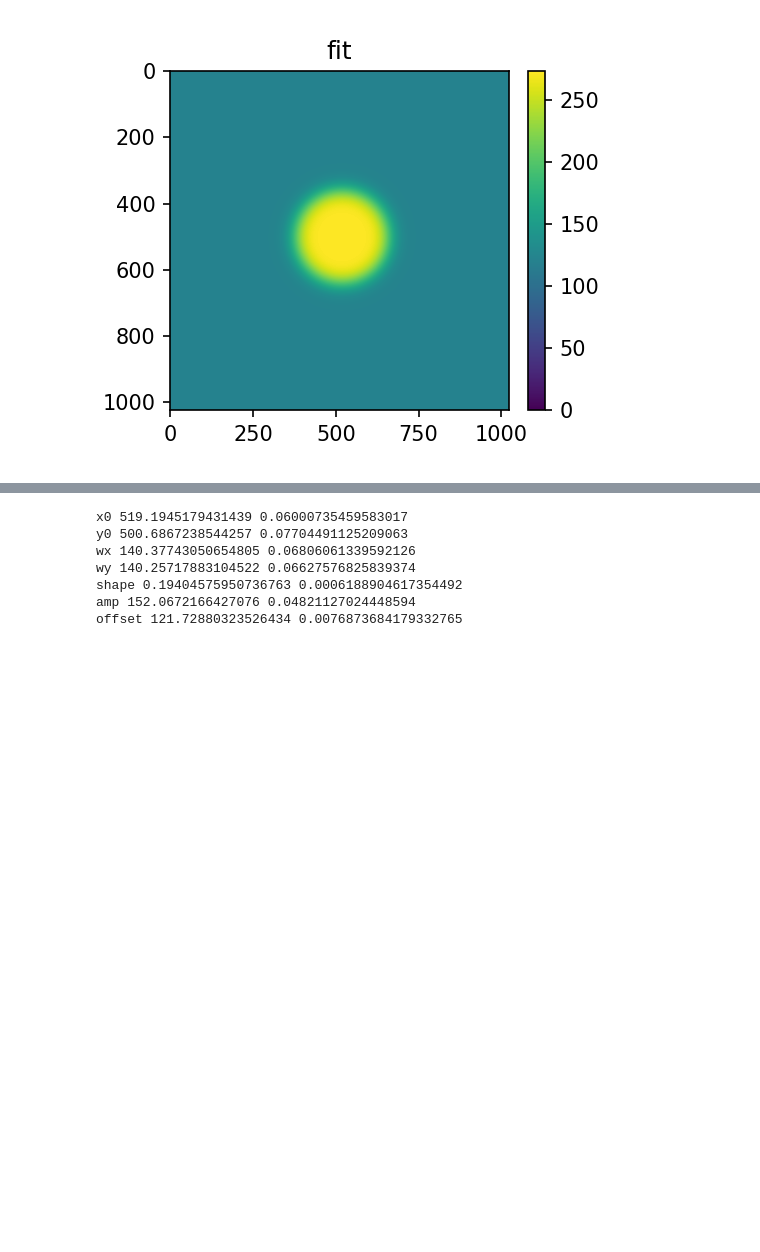
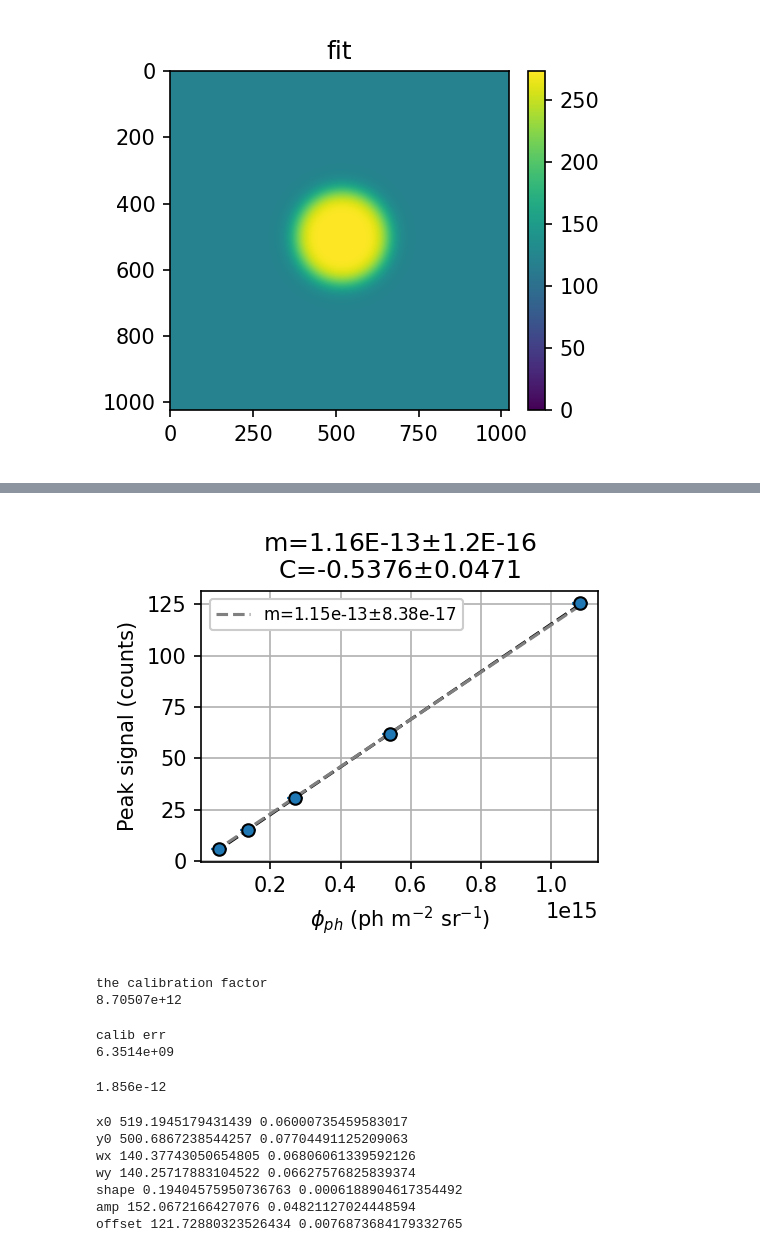
Before and after one commit to JamieDunsmore7/tokamak_inversion_routines, a Jupyter notebook: mastu/Calibration/CheckingCalibrationAltered.ipynb, the cells around one changed output, grey strips where cells are left out. Drawn from its saved outputs; the diff is of its cells as text; code cells hidden in the pictures; blank space fills up the shorter version.

```diff
--- a/mastu/Calibration/CheckingCalibrationAltered.ipynb
+++ b/mastu/Calibration/CheckingCalibrationAltered.ipynb
@@ -778,3 +778,47 @@ plt.tight_layout()
+# %%
+# Plot the calibration data in terms of photon flux
+plt.figure(figsize=(3.5,3), dpi=150)
+plt.errorbar(phot_flux, peak_signals / 16., fmt='o', mec='k', yerr=fit_pcov[:,-2], capsize=4)
+plt.xlabel(r'$\phi_{ph}$ (ph m$^{-2}$ sr$^{-1}$)')
+plt.ylabel('Peak signal (counts)')
+plt.grid()
+
+# calib_fit_phot, calib_fit_phot_err = polyfit(phot_flux, peak_signals, 1, cov=True)
+calib_fit_phot, calib_fit_phot_err = optimize.curve_fit(linfunc, phot_flux, peak_signals / 16.,
+                                                        sigma=fit_pcov[:,-2], absolute_sigma=True)
+calib_fit_phot_err = sqrt(diag(calib_fit_phot_err))
+calib_fit_phot0, calib_fit_phot_err0 = optimize.curve_fit(linfunc0, phot_flux, peak_signals / 16.,
+                                                        sigma=fit_pcov[:,-2], absolute_sigma=True)
+calib_fit_phot_err0 = sqrt(diag(calib_fit_phot_err0))
+
+tmp_phot = poly1d(calib_fit_phot)
+plt.plot(phot_flux, tmp_phot(phot_flux), '--k')
+
+calib_factor_phot = 1.0 / calib_fit_phot0[0]
+plt.plot(phot_flux, phot_flux * calib_fit_phot0, '--', c='gray',
+         label=f'm={calib_fit_phot0[0]:.3g}$\\pm${calib_fit_phot_err0[0]:.3g}')
+plt.legend(fancybox=1, framealpha=1, fontsize=8)
+plt.title(f'm={calib_fit_phot[0]:.2E}$\\pm${calib_fit_phot_err[0]:.1E}\nC={calib_fit_phot[1]:.4f}$\\pm${calib_fit_phot_err[1]:.4f}')
+
+plt.tight_layout()
+# %% [output]
+[figure, added]
+# %%
+print('the calibration factor')
+print(f'{calib_factor_phot:.6g}')
+# %% [output]
+the calibration factor
+8.70507e+12
+# %%
+print('calib err')
+print(f'{calib_fit_phot_err0[0] / calib_fit_phot0[0]**2:.6g}')
+# %% [output]
+calib err
+6.3514e+09
+# %%
+1.16e-13 * 16.
+# %% [output]
+1.856e-12
 # %%
 for i, I in enumerate(myys):
     print(p0strings[i], I, myyerrs[i])
```
Also changed, not shown: parts of 17 cells of this notebook, 8 other files.
